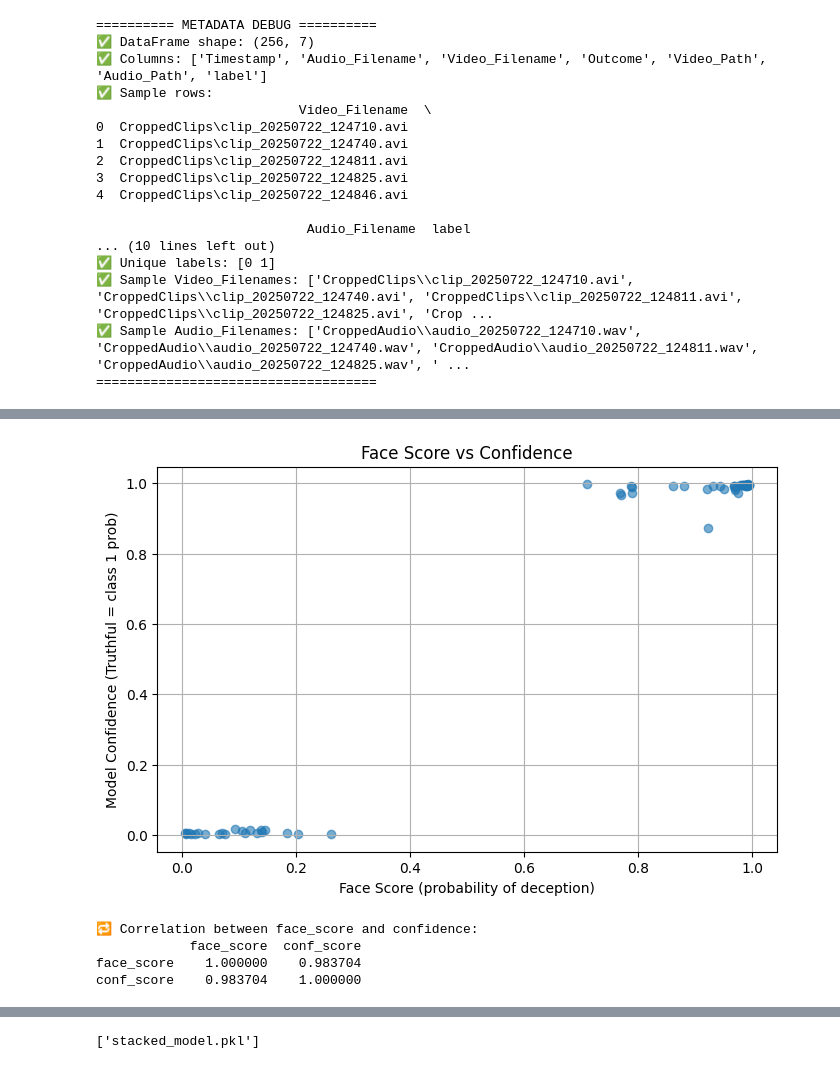
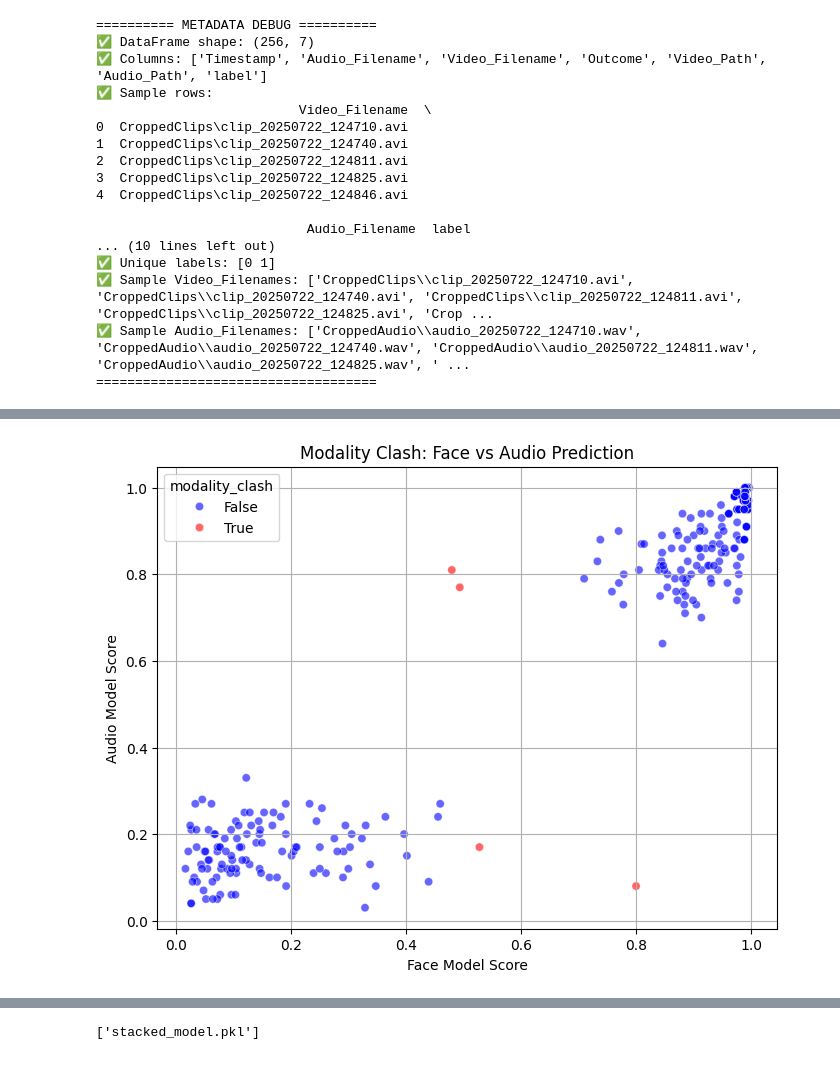
Before and after one commit to MartyBarrett/DecepTech, a Jupyter notebook: scripts/VideoAndAudioModel.ipynb, the cells around one changed output, grey strips where cells are left out. Saved outputs shown, nothing was run; the diff lists cells and outputs as text; code cells hidden in the pictures.

```diff
--- a/scripts/VideoAndAudioModel.ipynb
+++ b/scripts/VideoAndAudioModel.ipynb
@@ -215,41 +239,29 @@ plt.show()
-# %%
-# Plot face_score vs confidence
-# After getting predictions:
-y_proba = stacked_model.predict_proba(X_test)
-
-# Extract class 1 confidence scores (TRUTHFUL)
-conf_scores = y_proba[:, 1]
-
-# Add to a new DataFrame for analysis
-eval_df = X_test.copy()
-eval_df["label"] = y_test
-eval_df["conf_score"] = conf_scores
-
-
-plt.figure(figsize=(8,5))
-plt.scatter(eval_df["face_score"], eval_df["conf_score"], alpha=0.6)
-plt.title("Face Score vs Confidence")
-plt.xlabel("Face Score (probability of deception)")
-plt.ylabel("Model Confidence (Truthful = class 1 prob)")
-plt.grid(True)
-plt.show()
-# %% [output]
-[figure, removed]
-# %%
-y_proba = stacked_model.predict_proba(X_test)
-eval_df = X_test.copy()
-eval_df["label"] = y_test
-eval_df["conf_score"] = y_proba[:, 1]  # class 1 = predicted TRUTHFUL
-eval_df["face_score"] = X_test["face_score"]
-
-# Now check correlation
-print("🔁 Correlation between face_score and confidence:")
-print(eval_df[["face_score", "conf_score"]].corr())
-# %% [output]
-🔁 Correlation between face_score and confidence:
-            face_score  conf_score
-face_score    1.000000    0.983704
-conf_score    0.983704    1.000000
+# %%
+def get_modality_clash(row):
+    face_vote = row["face_score"] > 0.5
+    audio_vote = row["audio_pred"] > 0.5
+    return face_vote != audio_vote  # True if they disagree
+ensemble_df["modality_clash"] = ensemble_df.apply(get_modality_clash, axis=1)
+# %%
+import seaborn as sns
+import matplotlib.pyplot as plt
+
+plt.figure(figsize=(8,6))
+sns.scatterplot(
+    data=ensemble_df,
+    x="face_score",
+    y="audio_pred",
+    hue="modality_clash",  # True if face ≠ audio
+    palette={True: "red", False: "blue"},
+    alpha=0.6
+)
+plt.title("Modality Clash: Face vs Audio Prediction")
+plt.xlabel("Face Model Score")
+plt.ylabel("Audio Model Score")
+plt.grid(True)
+plt.show()
+# %% [output]
+[figure, added]
 # %%
 from xgboost import XGBClassifier
 from sklearn.model_selection import train_test_split
```
Also changed, not shown: parts of 13 cells of this notebook, 48 other files.
